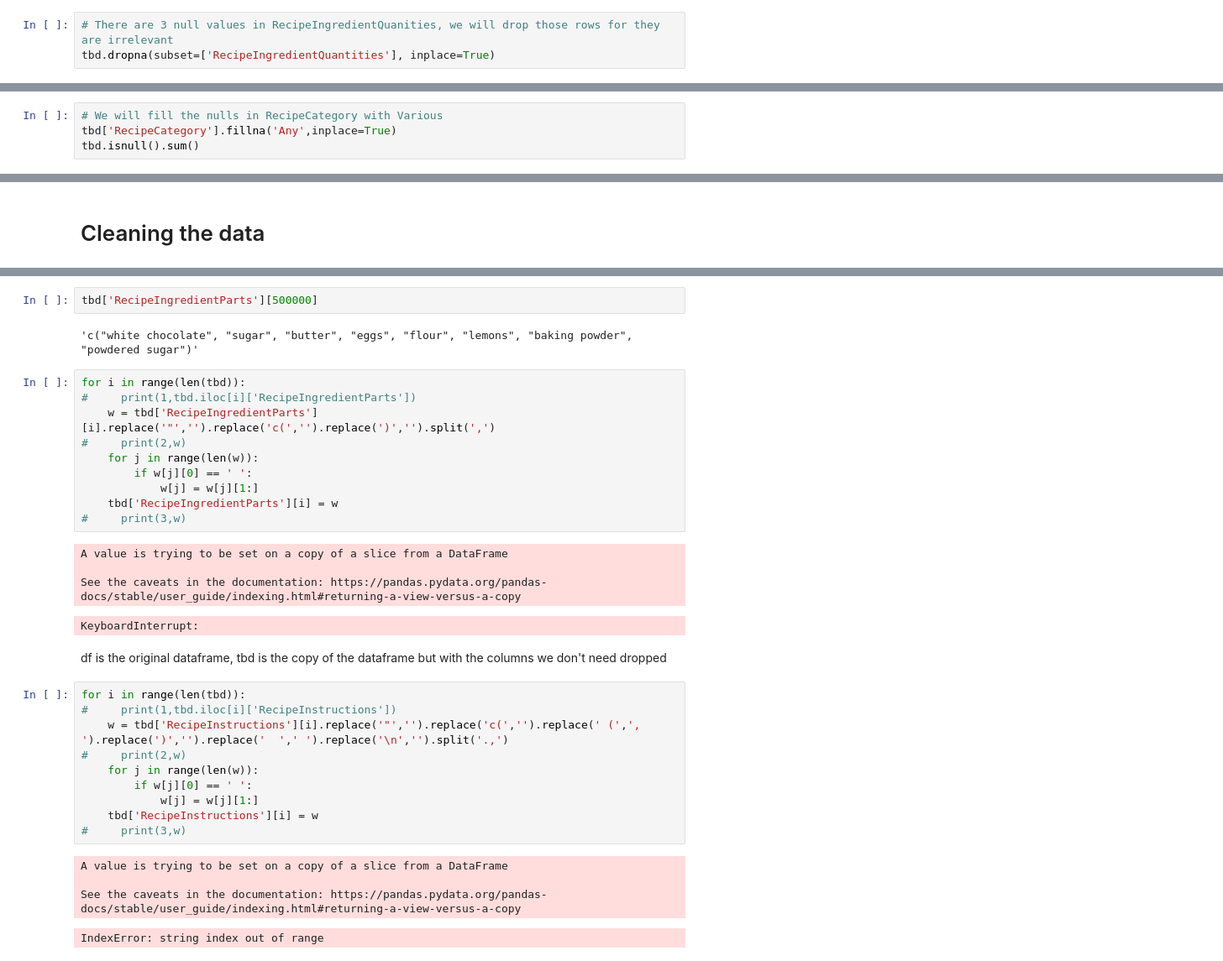
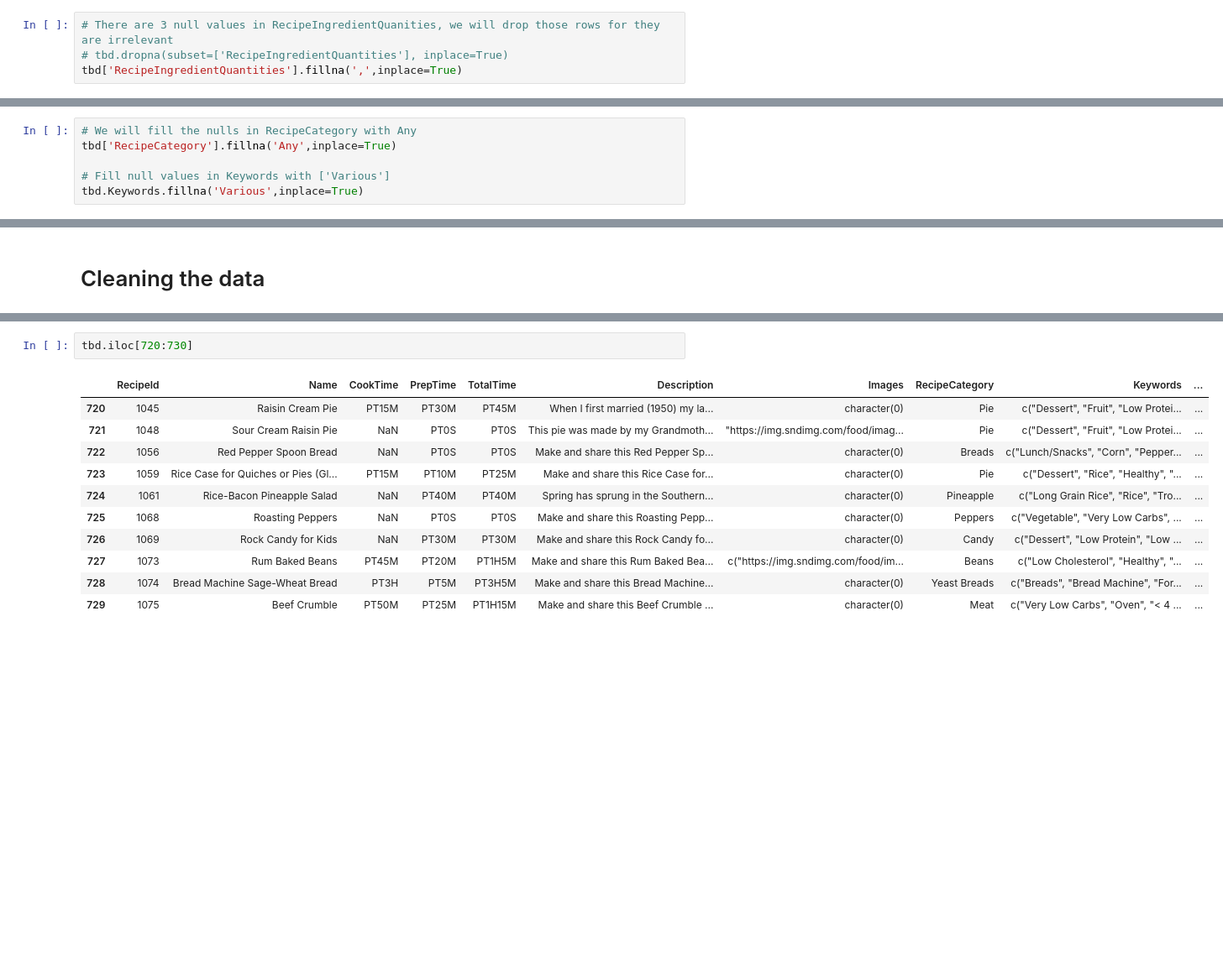
Before and after one commit to laternader/snackathon, a Jupyter notebook: Cleaning-the-data.ipynb, the cells around one changed output, grey strips where cells are left out. Shown at 84% size. Drawn from its saved outputs; the diff is of its cells as text; blank space fills up the shorter version.

```diff
--- a/Cleaning-the-data.ipynb
+++ b/Cleaning-the-data.ipynb
@@ -140,7 +143,8 @@ RecipeInstructions                 0
 dtype: int64
 # %%
 # There are 3 null values in RecipeIngredientQuanities, we will drop those rows for they are irrelevant
-tbd.dropna(subset=['RecipeIngredientQuantities'], inplace=True)
+# tbd.dropna(subset=['RecipeIngredientQuantities'], inplace=True)
+tbd['RecipeIngredientQuantities'].fillna(',',inplace=True)
 # %%
 # Function to extract list of rows with nulls in specific cols
 def get_nulls_list(df, column_name, keyword=''): # takes in a dataframe, column name, keyword to fill in null
@@ -187,4 +171,6 @@ dtype: int64
 # %%
-# We will fill the nulls in RecipeCategory with Various
+# We will fill the nulls in RecipeCategory with Any
 tbd['RecipeCategory'].fillna('Any',inplace=True)
-tbd.isnull().sum()
+
+# Fill null values in Keywords with ['Various']
+tbd.Keywords.fillna('Various',inplace=True)
@@ -264,36 +220,14 @@ list
-# %%
-tbd['RecipeIngredientParts'][500000]
-# %% [output]
-'c("white chocolate", "sugar", "butter", "eggs", "flour", "lemons", "baking powder", "powdered sugar")'
-# %%
-for i in range(len(tbd)):
-#     print(1,tbd.iloc[i]['RecipeIngredientParts'])
-    w = tbd['RecipeIngredientParts'][i].replace('"','').replace('c(','').replace(')','').split(',')
-#     print(2,w)
-    for j in range(len(w)):
-        if w[j][0] == ' ':
-            w[j] = w[j][1:]
-    tbd['RecipeIngredientParts'][i] = w
-#     print(3,w)
-# %% [output]
-A value is trying to be set on a copy of a slice from a DataFrame
-
-See the caveats in the documentation: https://pandas.pydata.org/pandas-docs/stable/user_guide/indexing.html#returning-a-view-versus-a-copy
-KeyboardInterrupt:
-# %% [markdown]
-df is the original dataframe, tbd is the copy of the dataframe but with the columns we don't need dropped
-# %%
-for i in range(len(tbd)):
-#     print(1,tbd.iloc[i]['RecipeInstructions'])
-    w = tbd['RecipeInstructions'][i].replace('"','').replace('c(','').replace(' (',', ').replace(')','').replace('  ',' ').replace('\n','').split('.,')
-#     print(2,w)
-    for j in range(len(w)):
-        if w[j][0] == ' ':
-            w[j] = w[j][1:]
-    tbd['RecipeInstructions'][i] = w
-#     print(3,w)
-# %% [output]
-A value is trying to be set on a copy of a slice from a DataFrame
-
-See the caveats in the documentation: https://pandas.pydata.org/pandas-docs/stable/user_guide/indexing.html#returning-a-view-versus-a-copy
-IndexError: string index out of range
+# %%
+tbd.iloc[720:730]
+# %% [output]
+|  | RecipeId | Name | CookTime | PrepTime | TotalTime | Description | Images | RecipeCategory | Keywords | ... |
+| 720 | 1045 | Raisin Cream Pie | PT15M | PT30M | PT45M | When I first married (1950) my la... | character(0) | Pie | c("Dessert", "Fruit", "Low Protei... | ... |
+| 721 | 1048 | Sour Cream Raisin Pie | NaN | PT0S | PT0S | This pie was made by my Grandmoth... | "https://img.sndimg.com/food/imag... | Pie | c("Dessert", "Fruit", "Low Protei... | ... |
+| 722 | 1056 | Red Pepper Spoon Bread | NaN | PT0S | PT0S | Make and share this Red Pepper Sp... | character(0) | Breads | c("Lunch/Snacks", "Corn", "Pepper... | ... |
+| 723 | 1059 | Rice Case for Quiches or Pies (Gl... | PT15M | PT10M | PT25M | Make and share this Rice Case for... | character(0) | Pie | c("Dessert", "Rice", "Healthy", "... | ... |
+| 724 | 1061 | Rice-Bacon Pineapple Salad | NaN | PT40M | PT40M | Spring has sprung in the Southern... | character(0) | Pineapple | c("Long Grain Rice", "Rice", "Tro... | ... |
+| 725 | 1068 | Roasting Peppers | NaN | PT0S | PT0S | Make and share this Roasting Pepp... | character(0) | Peppers | c("Vegetable", "Very Low Carbs", ... | ... |
+| 726 | 1069 | Rock Candy for Kids | NaN | PT30M | PT30M | Make and share this Rock Candy fo... | character(0) | Candy | c("Dessert", "Low Protein", "Low ... | ... |
+| 727 | 1073 | Rum Baked Beans | PT45M | PT20M | PT1H5M | Make and share this Rum Baked Bea... | c("https://img.sndimg.com/food/im... | Beans | c("Low Cholesterol", "Healthy", "... | ... |
+| 728 | 1074 | Bread Machine Sage-Wheat Bread | PT3H | PT5M | PT3H5M | Make and share this Bread Machine... | character(0) | Yeast Breads | c("Breads", "Bread Machine", "For... | ... |
+| 729 | 1075 | Beef Crumble | PT50M | PT25M | PT1H15M | Make and share this Beef Crumble ... | character(0) | Meat | c("Very Low Carbs", "Oven", "< 4 ... | ... |
```
Also changed, not shown: parts of 38 cells of this notebook.
